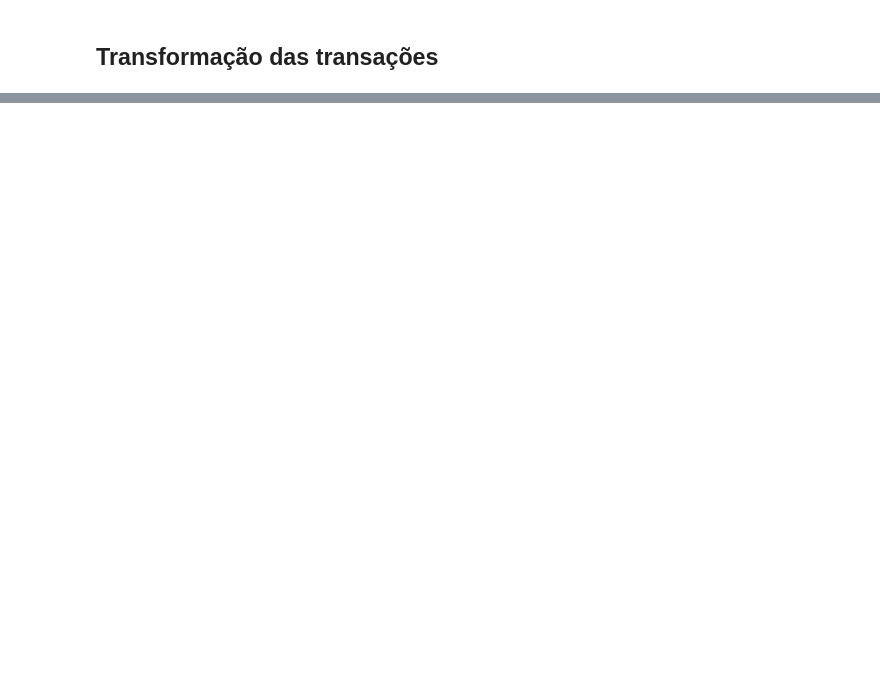
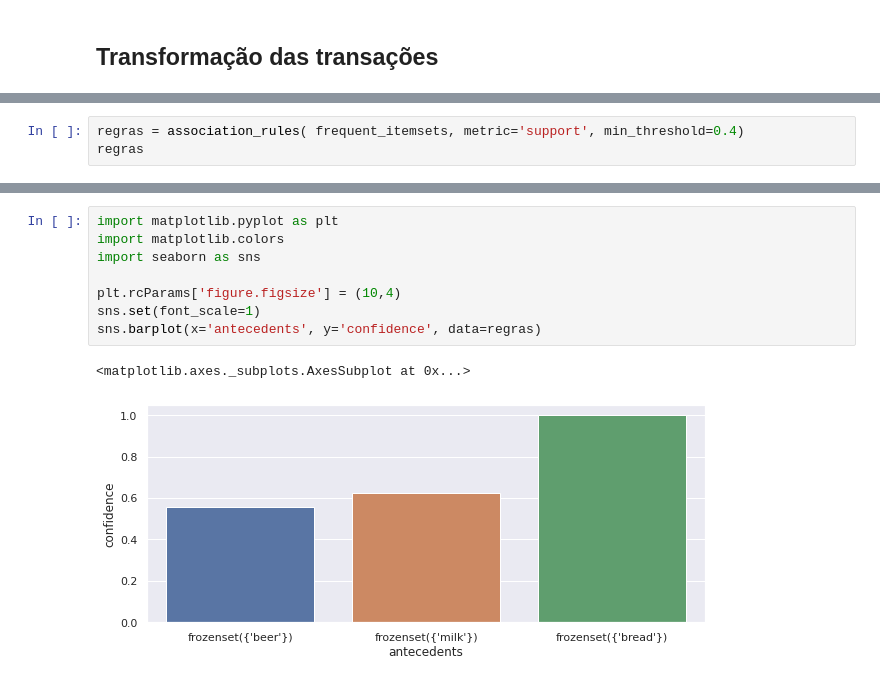
Before and after one commit to leandroleao2k/ImageML, a Jupyter notebook: RegrasDeAssociacao Apriori.ipynb, the cells around one changed output, grey strips where cells are left out. Drawn from its saved outputs; the diff is of its cells as text; blank space fills up the shorter version.

```diff
--- a/RegrasDeAssociacao Apriori.ipynb
+++ b/RegrasDeAssociacao Apriori.ipynb
@@ -75,0 +171,3 @@ frequent_itemsets
+# %%
+regras = association_rules( frequent_itemsets, metric='support', min_threshold=0.4)
+regras
@@ -75,0 +180,11 @@ frequent_itemsets
+# %%
+import matplotlib.pyplot as plt
+import matplotlib.colors
+import seaborn as sns
+
+plt.rcParams['figure.figsize'] = (10,4)
+sns.set(font_scale=1)
+sns.barplot(x='antecedents', y='confidence', data=regras)
+# %% [output]
+<matplotlib.axes._subplots.AxesSubplot at 0x...>
+[figure, added]
```
Also changed, not shown: parts of 17 cells of this notebook.
